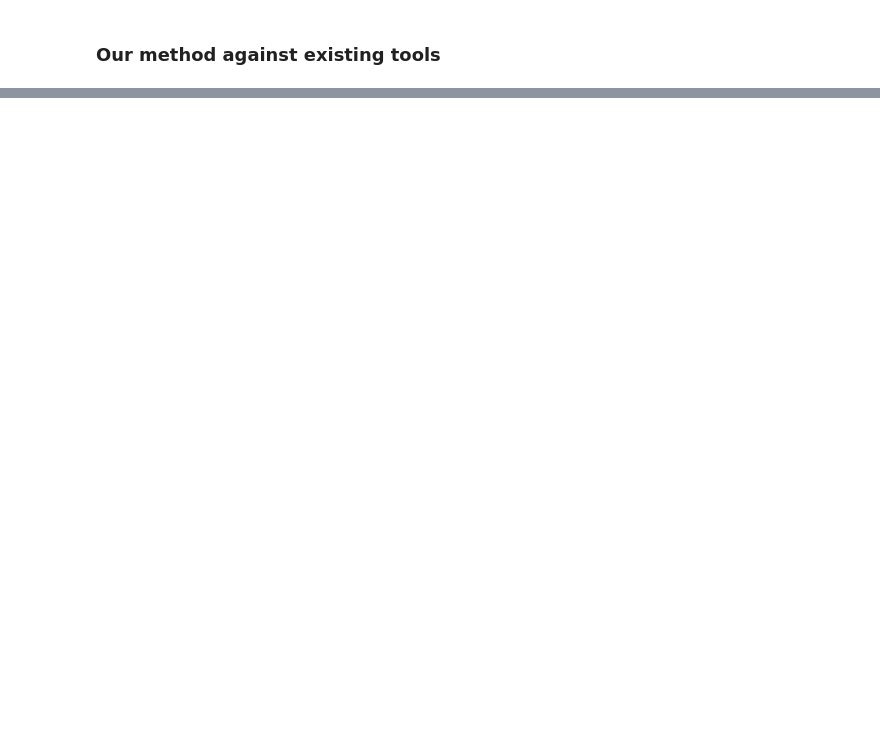
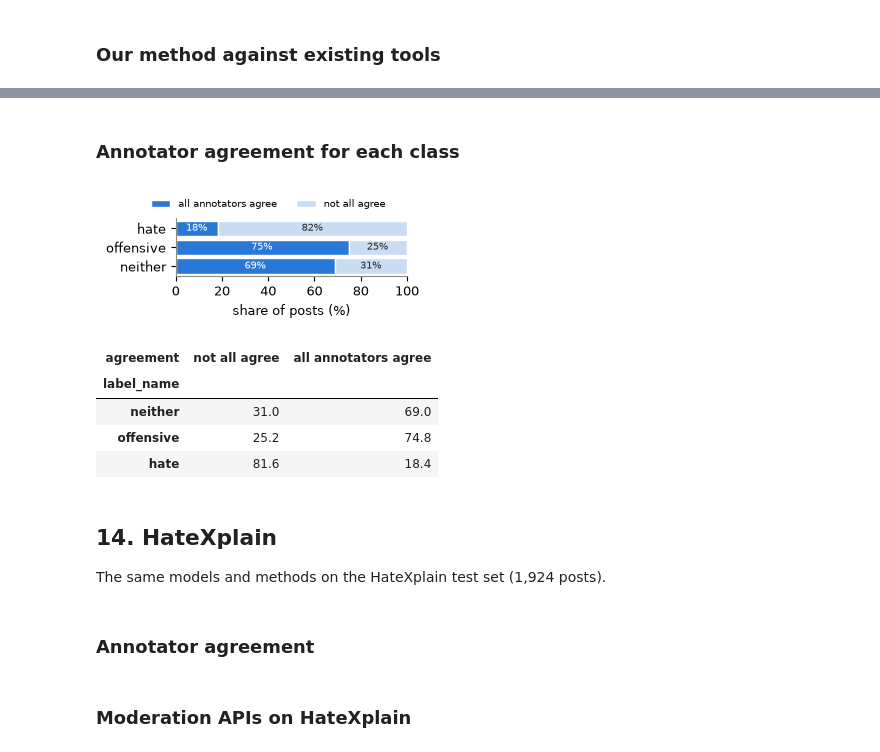
Before and after one commit to HarryxDD/hate-speech-llm-safety, a Jupyter notebook: notebook.ipynb, the cells around one changed output, grey strips where cells are left out. Saved outputs shown, nothing was run; the diff lists cells and outputs as text; code cells hidden in the pictures; blank space fills up the shorter version.

Commit message:
feat: HateXplain dataset implementation

```diff
--- a/notebook.ipynb
+++ b/notebook.ipynb
@@ -1866,0 +1941,34 @@ if len(compare):
+# %% [markdown]
+### Annotator agreement for each class
+# %%
+# Almost every post has at least two thirds agreement, so we only split unanimous posts from the rest.
+share = pd.crosstab(dav.label_name, dav.agreement == 1, normalize="index").reindex(LABELS[::-1]) * 100
+share = share.rename(columns={True: "all annotators agree", False: "not all agree"})
+fig, ax = plt.subplots(figsize=(3.4, 1.5))
+left = np.zeros(len(share))
+for col, color, ink in [("all annotators agree", "#2a78d6", "white"), ("not all agree", "#c9dcf3", "#2b2b2b")]:
+    ax.barh(share.index, share[col], left=left, color=color, edgecolor="white", linewidth=1, label=col)
+    for i, v in enumerate(share[col]):
+        ax.text(left[i] + v / 2, i, f"{v:.0f}%", ha="center", va="center", fontsize=7, color=ink)
+    left += share[col].values
+ax.set_xlim(0, 100)
+ax.grid(False)
+ax.set_xlabel("share of posts (%)")
+ax.legend(frameon=False, fontsize=7, ncol=2, loc="lower center", bbox_to_anchor=(0.4, 1.0))
+fig.tight_layout()
+fig.savefig(TABLES / "agreement.png", dpi=200)
+plt.show()
+share.round(1)
+# %% [output]
+[figure, added]
+| agreement | not all agree | all annotators agree |
+| label_name |  |  |
+| neither | 31.0 | 69.0 |
+| offensive | 25.2 | 74.8 |
+| hate | 81.6 | 18.4 |
+# %% [markdown]
+## 14. HateXplain
+
+The same models and methods on the HateXplain test set (1,924 posts).
+# %% [markdown]
+### Annotator agreement
@@ -1866,0 +1980,2 @@ if len(compare):
+# %% [markdown]
+### Moderation APIs on HateXplain
```
Also changed, not shown: parts of 11 cells of this notebook, 7 other files.
